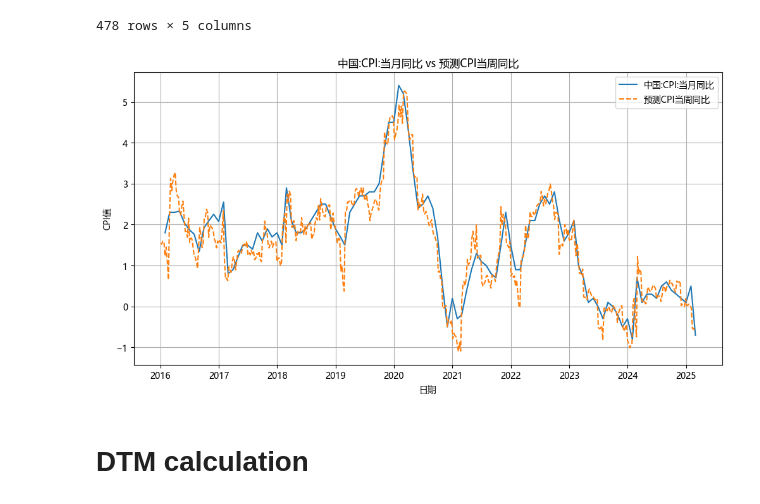
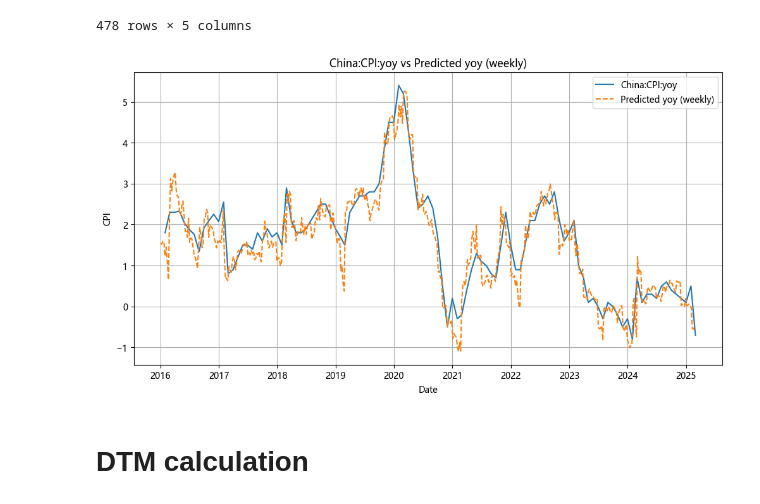
Before and after one commit to Allwings1/qps_group5, a Jupyter notebook: Fitting high frequency data_PMI.ipynb, the cells around one changed output. Cells and saved outputs as stored; diff of their text form; code cells hidden in the pictures.

```diff
--- a/Fitting high frequency data_PMI.ipynb
+++ b/Fitting high frequency data_PMI.ipynb
@@ -1351,20 +1351,20 @@ df_merged_weekly
 478 rows × 5 columns
 # %%
 plt.figure(figsize=(12, 6))
-plt.plot(df_result.index[12:], df_result["中国:CPI:当月同比"].iloc[12:], label="中国:CPI:当月同比", linestyle='-')
-plt.plot(df_merged_weekly["日期"], df_merged_weekly["预测CPI当周同比"], label="预测CPI当周同比", linestyle='--')
+plt.plot(df_result.index[12:], df_result["中国:CPI:当月同比"].iloc[12:], label="China:CPI:yoy", linestyle='-')
+plt.plot(df_merged_weekly["日期"], df_merged_weekly["预测CPI当周同比"], label="Predicted yoy (weekly)", linestyle='--')
 
 # 设置图表标题和标签
-plt.title("中国:CPI:当月同比 vs 预测CPI当周同比")
-plt.xlabel("日期")
-plt.ylabel("CPI值")
+plt.title("China:CPI:yoy vs Predicted yoy (weekly)")
+plt.xlabel("Date")
+plt.ylabel("CPI")
 plt.legend()
 plt.grid(True)
 
 # 显示图表
 plt.show()
 # %% [output]
-[figure, old version]
+[figure, new version]
 # %% [markdown]
 # DTM calculation
 # %%
```
